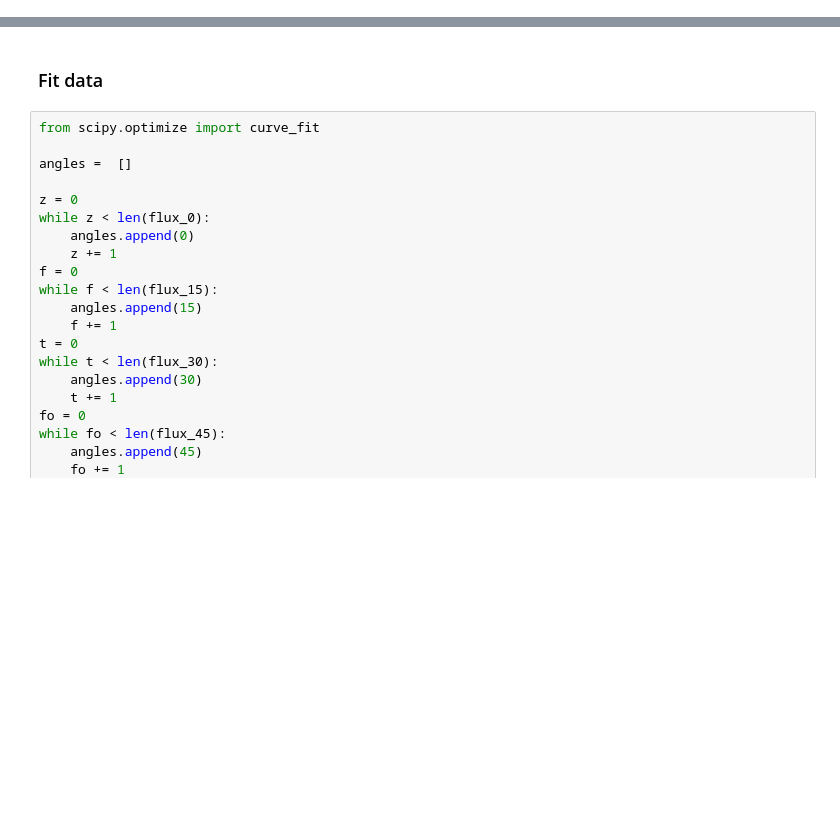
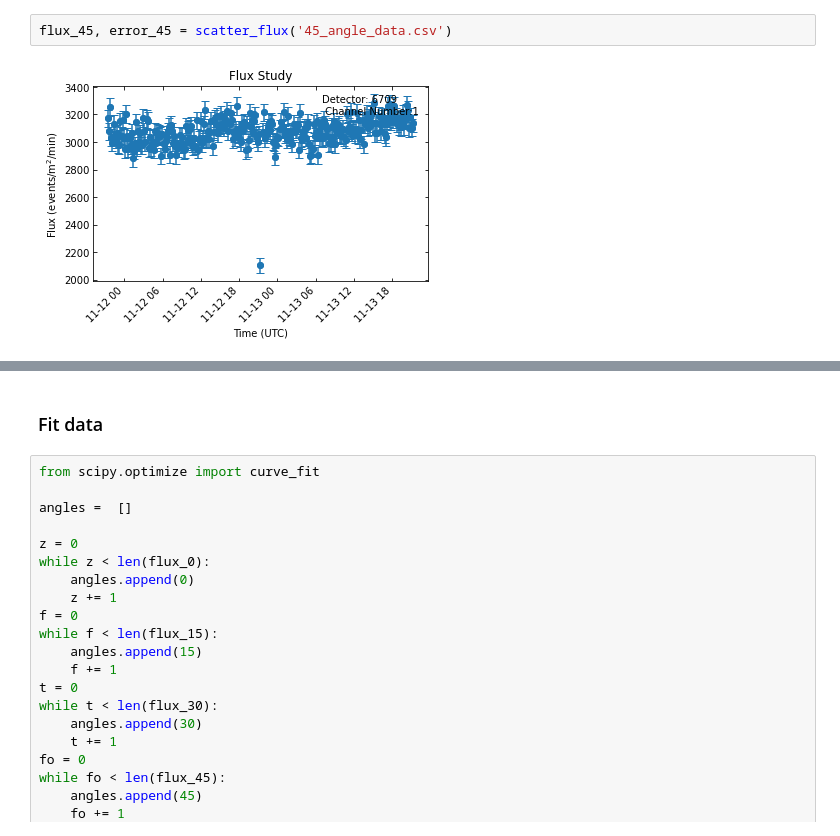
Before and after one commit to ricco-hub/cosmic_rays, a Jupyter notebook: Angles/All/all_analysis.ipynb, the cells around one changed output, grey strips where cells are left out. Saved outputs shown, nothing was run; the diff lists cells and outputs as text; blank space fills up the shorter version.

```diff
--- a/Angles/All/all_analysis.ipynb
+++ b/Angles/All/all_analysis.ipynb
@@ -398,0 +15,4 @@ file.close()
+# %%
+flux_45, error_45 = scatter_flux('45_angle_data.csv')
+# %% [output]
+[figure, added]
```
Also changed, not shown: parts of 18 cells of this notebook.
